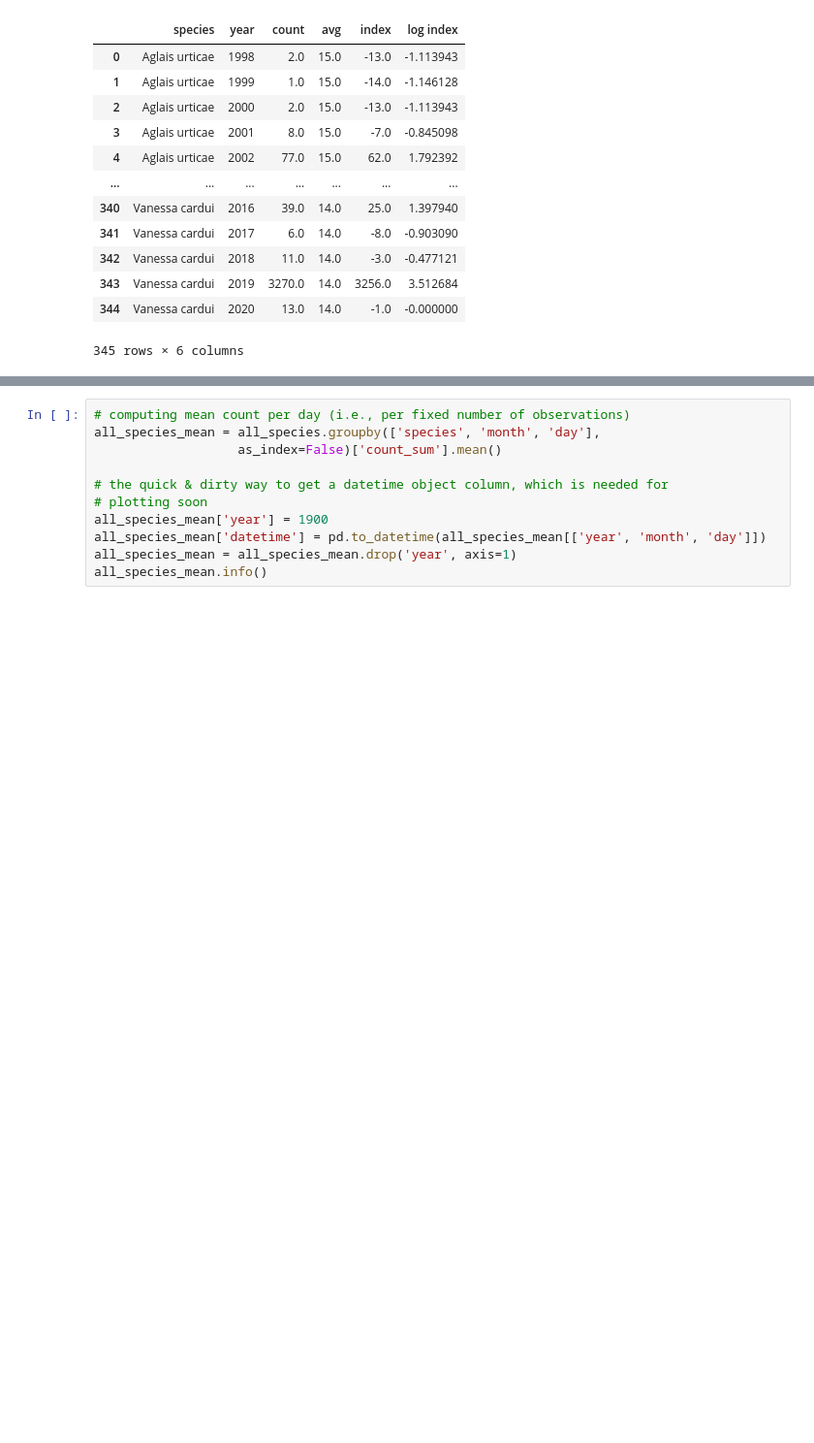
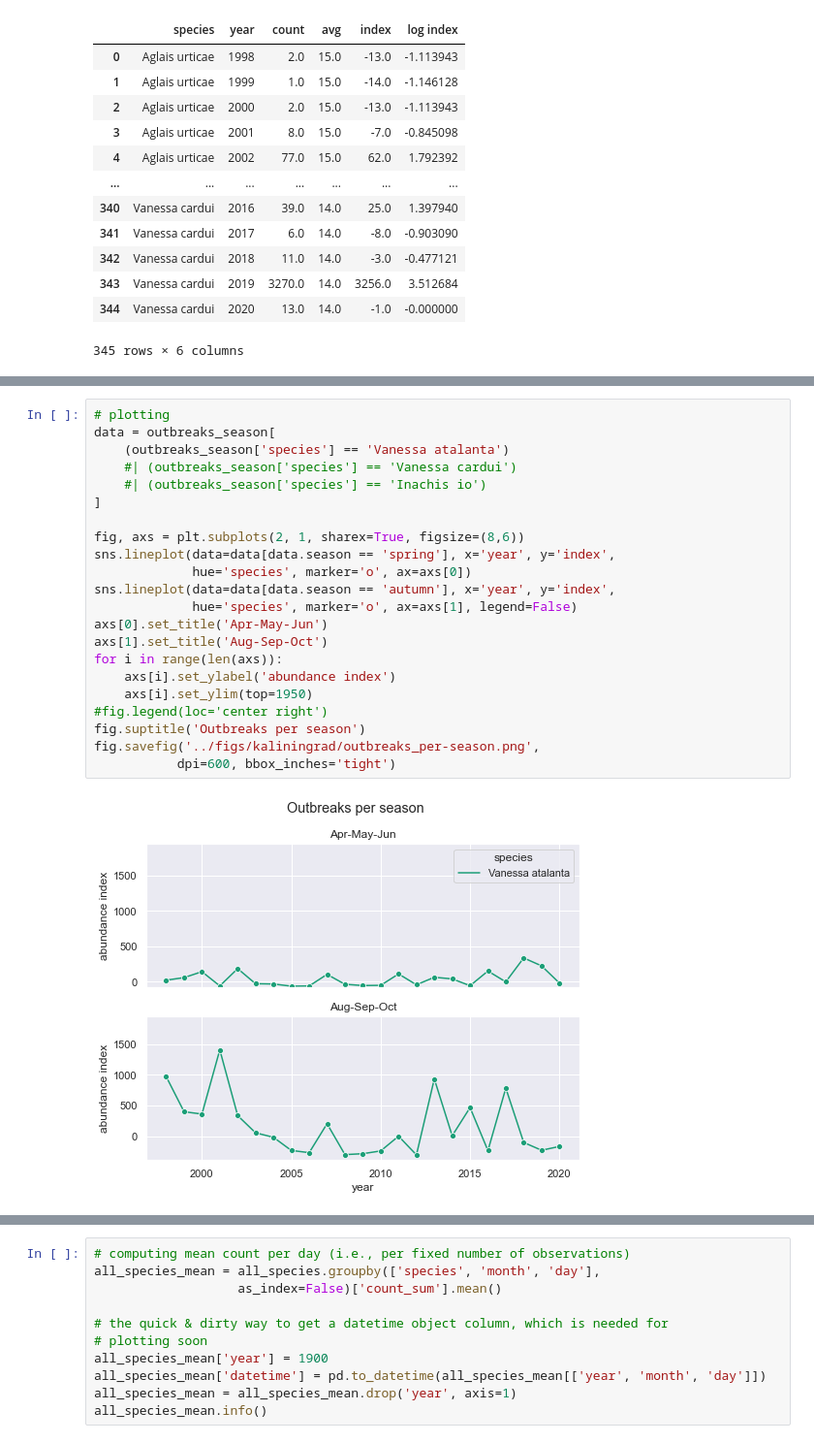
Before and after one commit to gtlab-barcelona/robert, a Jupyter notebook: anomalies/code/5-explore-outbreaks.ipynb, the cells around one changed output, grey strips where cells are left out. Shown at 97% size. Saved outputs shown, nothing was run; the diff lists cells and outputs as text; blank space fills up the shorter version.

```diff
--- a/anomalies/code/5-explore-outbreaks.ipynb
+++ b/anomalies/code/5-explore-outbreaks.ipynb
@@ -159 +197,25 @@ fig.savefig('../figs/kaliningrad/outbreaks_log-index_per-year.png',
+# %%
+# plotting
+data = outbreaks_season[
+    (outbreaks_season['species'] == 'Vanessa atalanta')
+    #| (outbreaks_season['species'] == 'Vanessa cardui')
+    #| (outbreaks_season['species'] == 'Inachis io')
+]
+
+fig, axs = plt.subplots(2, 1, sharex=True, figsize=(8,6))
+sns.lineplot(data=data[data.season == 'spring'], x='year', y='index',
+             hue='species', marker='o', ax=axs[0])
+sns.lineplot(data=data[data.season == 'autumn'], x='year', y='index',
+             hue='species', marker='o', ax=axs[1], legend=False)
+axs[0].set_title('Apr-May-Jun')
+axs[1].set_title('Aug-Sep-Oct')
+for i in range(len(axs)):
+    axs[i].set_ylabel('abundance index')
+    axs[i].set_ylim(top=1950)
+#fig.legend(loc='center right')
+fig.suptitle('Outbreaks per season')
+fig.savefig('../figs/kaliningrad/outbreaks_per-season.png',
+           dpi=600, bbox_inches='tight')
+# %% [output]
+[figure, added]
 # %% [markdown]
```
Also changed, not shown: parts of 27 cells of this notebook, 12 other files.
